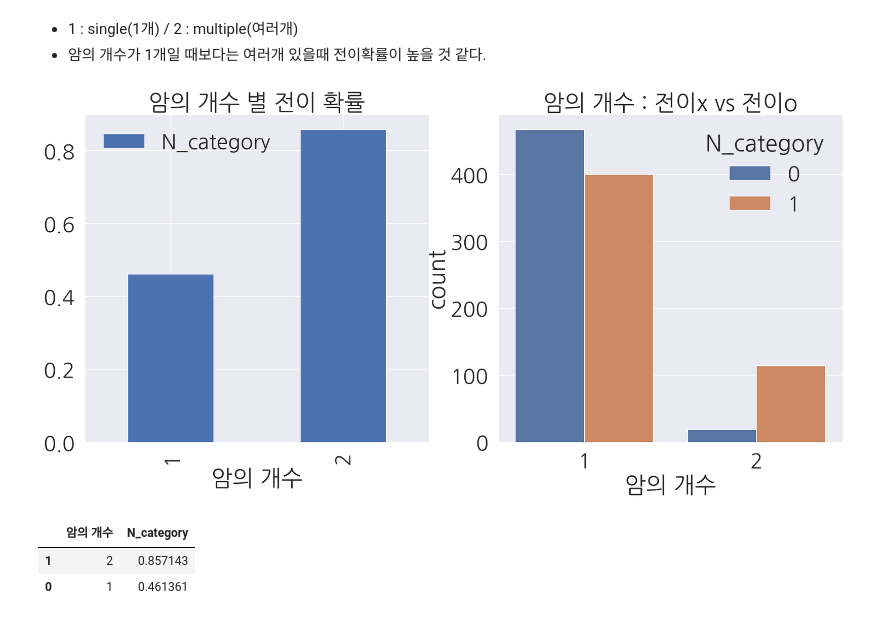
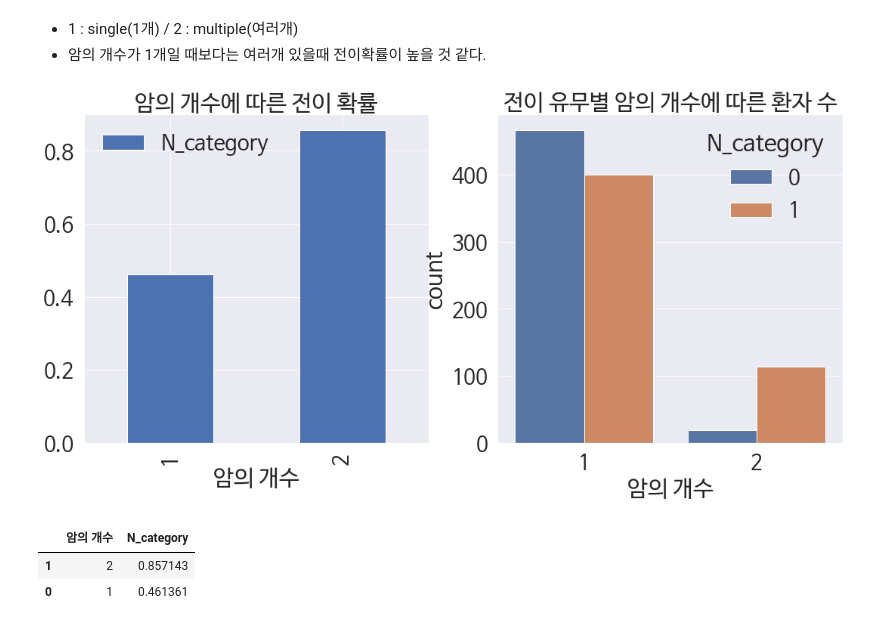
Before and after one commit to JaeHong-Park987/Pulse_lymph, a Jupyter notebook: 유방암의 임파선 전이 예측.ipynb, the cells around one changed output. Drawn from its saved outputs; the diff is of its cells as text; code cells hidden in the pictures.

```diff
--- a/유방암의 임파선 전이 예측.ipynb
+++ b/유방암의 임파선 전이 예측.ipynb
@@ -395,12 +414,12 @@ Text(0.5, 1.0, '암의 개수 별 진단명에 따른 환자 수')
 # %%
 f, ax = plt.subplots(1, 2, figsize=(18, 8))
 df_train[['암의 개수', 'N_category']].groupby(['암의 개수'], as_index=True).mean().plot.bar(ax=ax[0])
-ax[0].set_title('암의 개수 별 전이 확률')
+ax[0].set_title('암의 개수에 따른 전이 확률')
 sns.countplot('암의 개수', hue='N_category', data=df_train, ax=ax[1])
-ax[1].set_title('암의 개수 : 전이x vs 전이o')
+ax[1].set_title('전이 유무별 암의 개수에 따른 환자 수')
 plt.show()
 # %% [output]
-[figure, old version]
+[figure, new version]
 # %%
 df_train[['암의 개수', 'N_category']].groupby(['암의 개수'], as_index = False).mean().sort_values(by = 'N_category', ascending = False)
 # %% [output]
```
Also changed, not shown: parts of 22 cells of this notebook.
